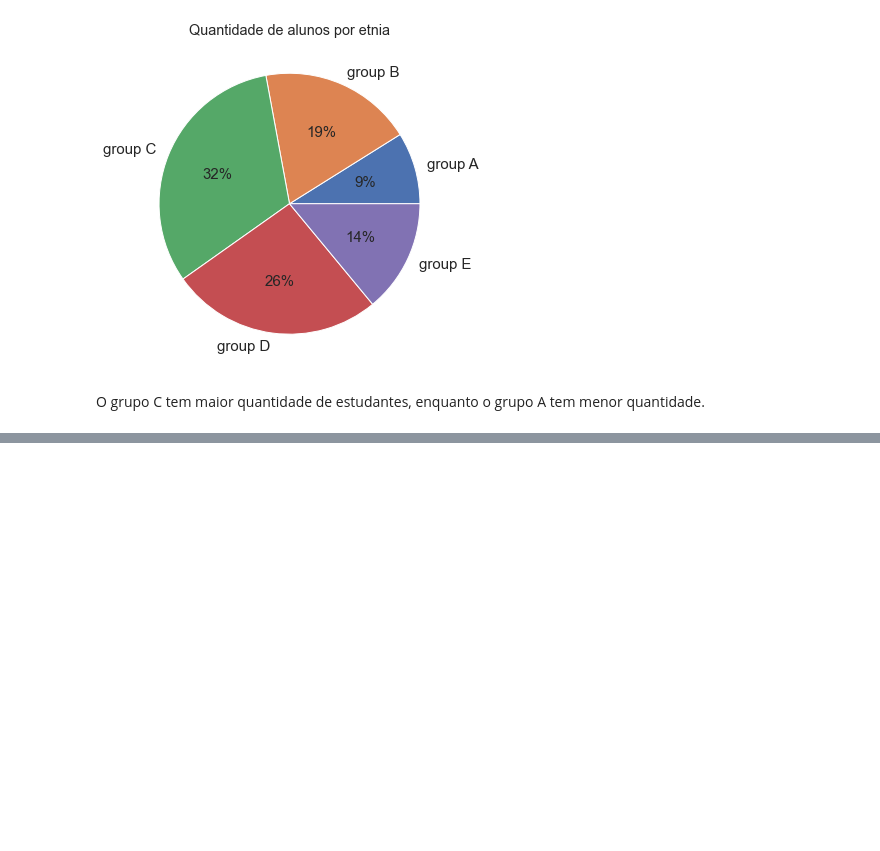
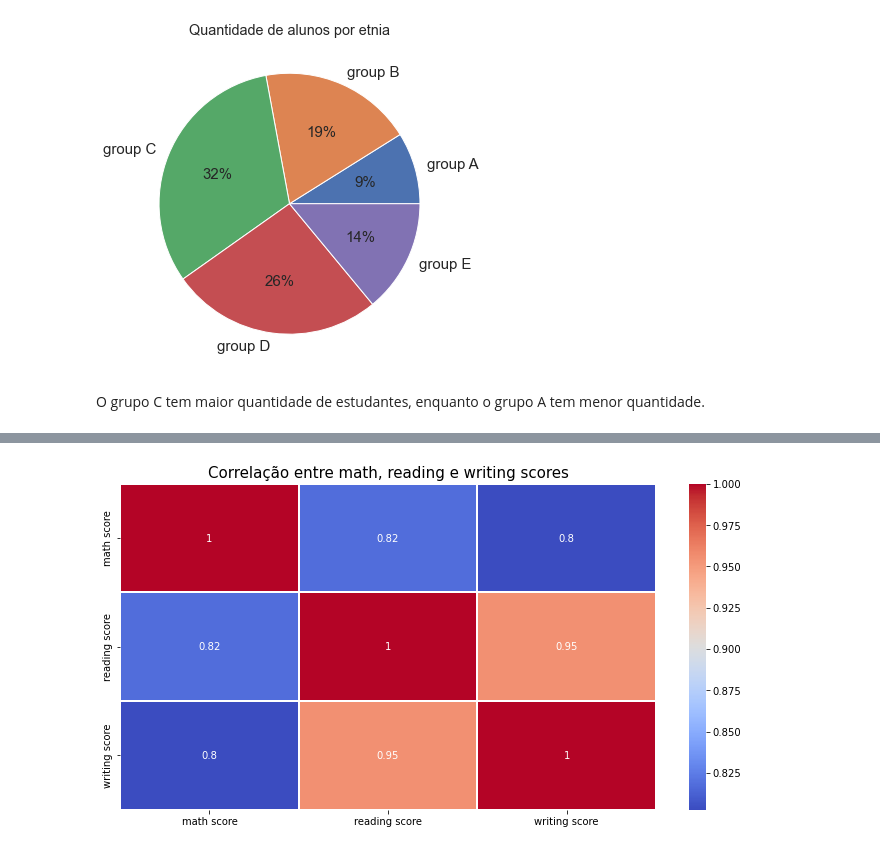
Before and after one commit to helenacypreste/helen-marlon-letscode-projeto2, a Jupyter notebook: notebooks/EDA-students-performance-exams.ipynb, the cells around one changed output, grey strips where cells are left out. Cells and saved outputs as stored; diff of their text form; code cells hidden in the pictures; blank space fills up the shorter version.

Commit message:
feat(EDA...): Adiciona gráficos de relação e correlação

```diff
--- a/notebooks/EDA-students-performance-exams.ipynb
+++ b/notebooks/EDA-students-performance-exams.ipynb
@@ -173,0 +218,7 @@ O grupo C tem maior quantidade de estudantes, enquanto o grupo A tem menor quant
+# %%
+plt.figure(figsize=(12, 6))
+sns.heatmap(df.corr(), annot=True, cmap='coolwarm', linewidths=0.2)
+plt.title('Correlação entre math, reading e writing scores', color='black', size=15)
+plt.show()
+# %% [output]
+[figure, added]
```
Also changed, not shown: parts of 5 cells of this notebook.
